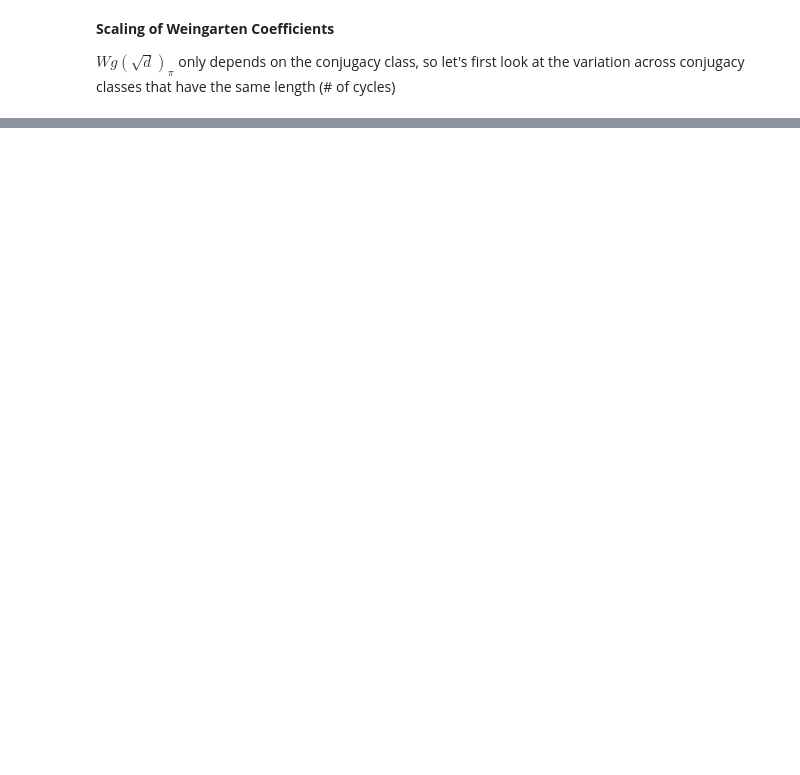
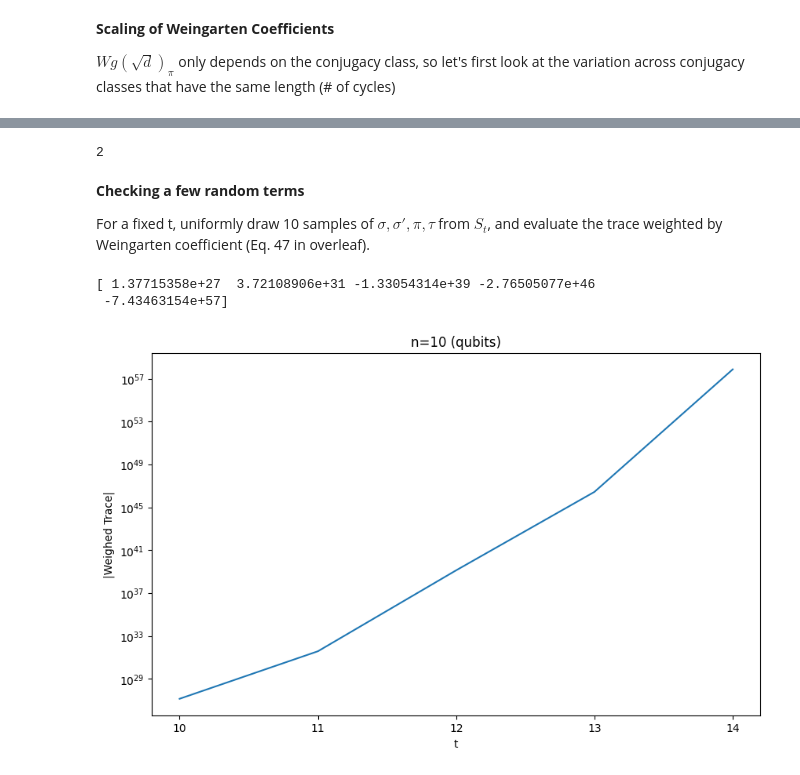
Before and after one commit to jean-wang-huaijin/pseudoentanglement, a Jupyter notebook: weingarten.ipynb, the cells around one changed output, grey strips where cells are left out. Saved outputs shown, nothing was run; the diff lists cells and outputs as text; code cells hidden in the pictures; blank space fills up the shorter version.

```diff
--- a/weingarten.ipynb
+++ b/weingarten.ipynb
@@ -33,0 +36,66 @@ $Wg(\sqrt{d})_{\pi\sigma}Wg(\sqrt{d})_{\pi^{-1}\tau\sigma}$
+# %%
+pi = Permutation.random(t)
+pi_inv = ~pi
+sigma = Permutation.random(t)
+tau = Permutation.random(t)
+a = sum(pi.cycle_structure.values())
+
+print(a)
+# %% [output]
+2
+# %% [markdown]
+**Checking a few random terms**
+
+For a fixed t, uniformly draw 10 samples of $\sigma, \sigma', \pi, \tau$ from $S_t$, and evaluate the trace weighted by Weingarten coefficient (Eq. 47 in overleaf).
+# %%
+Nt = 5   # number of t evaluated
+tstart = 10
+tstep = 1
+d = 2**n
+traces = np.zeros(Nt)
+samples = 10
+
+
+for j in range(Nt):
+    sample_sum = 0
+    for i in range(samples):
+        t = j + tstart + tstep
+        pi = Permutation.random(t)
+        pi_inv = ~pi
+        sigma = Permutation.random(t)
+        sigma_2 = Permutation.random(t)
+        tau = Permutation.random(t)
+
+        prod1 = pi*sigma
+        prod2 = pi_inv*tau*sigma_2
+
+        wg1 = weingarten_element(prod1, t, sqrtd)
+        wg2 = weingarten_element(prod2, t, sqrtd)
+
+        s = pi.length()
+        sum = 0
+
+        for m in range(1,t):
+            for β in range(0, min(m, s) + 1):
+                sum += n_subspaces(t,s,m,β) * d**(2*(t-m+β))
+
+        sample_sum += sum*wg1*wg2
+
+    traces[j] = sample_sum/(samples*z_n(n,t))
+
+print(traces)
+# %% [output]
+[ 1.37715358e+27  3.72108906e+31 -1.33054314e+39 -2.76505077e+46
+ -7.43463154e+57]
+# %%
+plt.figure(figsize=(10, 6))
+xvals = list(range(tstart, tstart + tstep*Nt, tstep))
+plt.plot(xvals, abs(traces))
+plt.title(f'n={n} (qubits)')
+plt.xlabel('t')
+plt.yscale('log')
+plt.xticks(xvals)
+plt.ylabel('|Weighed Trace|')
+plt.show()
+# %% [output]
+[figure, added]
```
Also changed, not shown: parts of 3 cells of this notebook, 1 other file.
